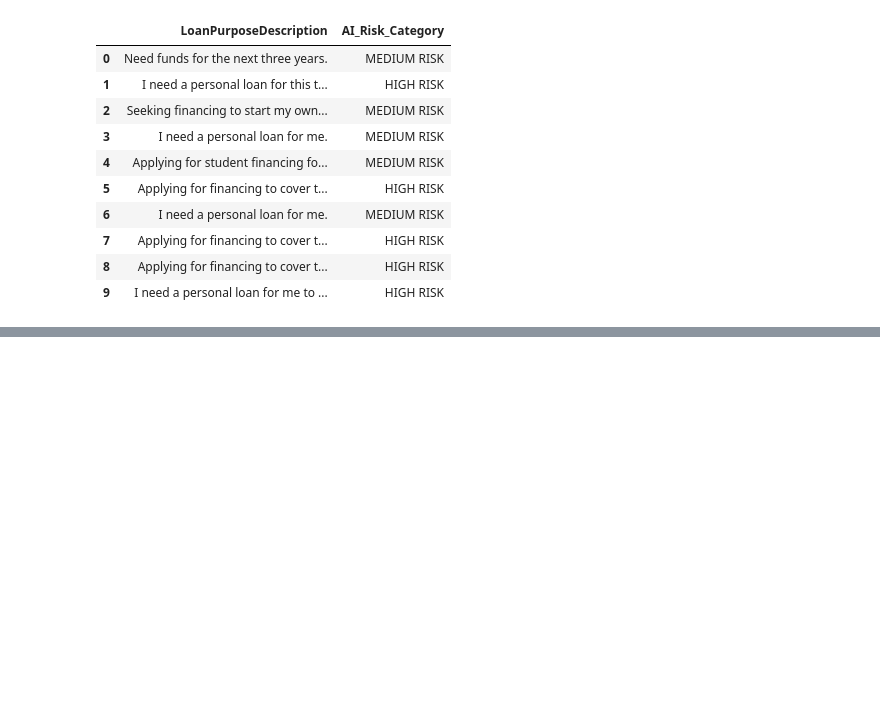
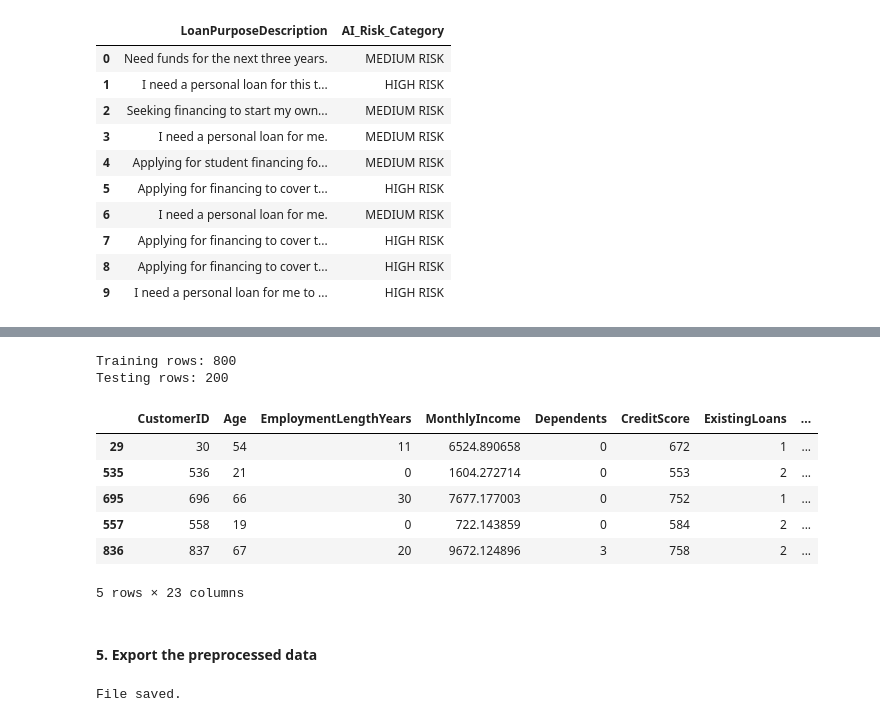
Before and after one commit to Aireenelz/WIE3007-DMW-Group6, a Jupyter notebook: xgboost_feature_engineering.ipynb, the cells around one changed output, grey strips where cells are left out. Drawn from its saved outputs; the diff is of its cells as text; code cells hidden in the pictures; blank space fills up the shorter version.

Commit message:
refactor: finalize preprocessing, encoding, and data splitting for XGBoost

```diff
--- a/xgboost_feature_engineering.ipynb
+++ b/xgboost_feature_engineering.ipynb
@@ -194,0 +203,2 @@ Name: count, dtype: int64
+# %%
+df_dropped = df.drop(columns=['Original_Sentiment_Feature'])
@@ -194,0 +225,53 @@ Name: count, dtype: int64
+# %%
+from sklearn.model_selection import train_test_split
+from sklearn.preprocessing import LabelEncoder
+
+# Identify your columns
+# Categorical columns need to be turned into numbers
+categorical_cols = [
+    'Education', 'EmploymentType', 'EmploymentSector', 'MaritalStatus',
+    'PropertyOwnership','LoanPurpose', 'LoanPurposeDescription', 'Sentiment_Feature', 'AI_Risk_Category'
+]
+
+# Numerical columns stay as they are
+numerical_cols = [
+    'CustomerID','Age', 'EmploymentLengthYears', 'MonthlyIncome', 'Dependents',
+    'CreditScore', 'ExistingLoans', 'MonthlyDebt', 'YearsWithBank', 'HasSavingsAccount',
+    'HasCheckingAccount','LoanAmount', 'LoanTermMonths', 'InterestRate'
+]
+
+# Label Encoding
+# This turns "High Risk" -> 2, "Medium Risk" -> 1, "Low Risk" -> 0
+le = LabelEncoder()
+for col in categorical_cols:
+    df_dropped[col] = le.fit_transform(df_dropped[col].astype(str))
+
+# Define X (Features) and y (Target)
+X = df_dropped[numerical_cols + categorical_cols]
+y = df_dropped['LoanDefault'] # This is what we want to predict
+
+# Split the Data (80% for training, 20% for testing)
+X_train, X_test, y_train, y_test = train_test_split(X, y, test_size=0.2, random_state=42)
+
+print(f"Training rows: {len(X_train)}")
+print(f"Testing rows: {len(X_test)}")
+X_train.head()
+# %% [output]
+Training rows: 800
+Testing rows: 200
+|  | CustomerID | Age | EmploymentLengthYears | MonthlyIncome | Dependents | CreditScore | ExistingLoans | ... |
+| 29 | 30 | 54 | 11 | 6524.890658 | 0 | 672 | 1 | ... |
+| 535 | 536 | 21 | 0 | 1604.272714 | 0 | 553 | 2 | ... |
+| 695 | 696 | 66 | 30 | 7677.177003 | 0 | 752 | 1 | ... |
+| 557 | 558 | 19 | 0 | 722.143859 | 0 | 584 | 2 | ... |
+| 836 | 837 | 67 | 20 | 9672.124896 | 3 | 758 | 2 | ... |
+5 rows × 23 columns
+# %% [markdown]
+#### 5. Export the preprocessed data
+# %%
+# Save the preprocessed data to a CSV
+df_dropped.to_csv('preprocessed_financial_data.csv', index=False)
+
+print("File saved.")
+# %% [output]
+File saved.
```
Also changed, not shown: parts of 4 cells of this notebook.
